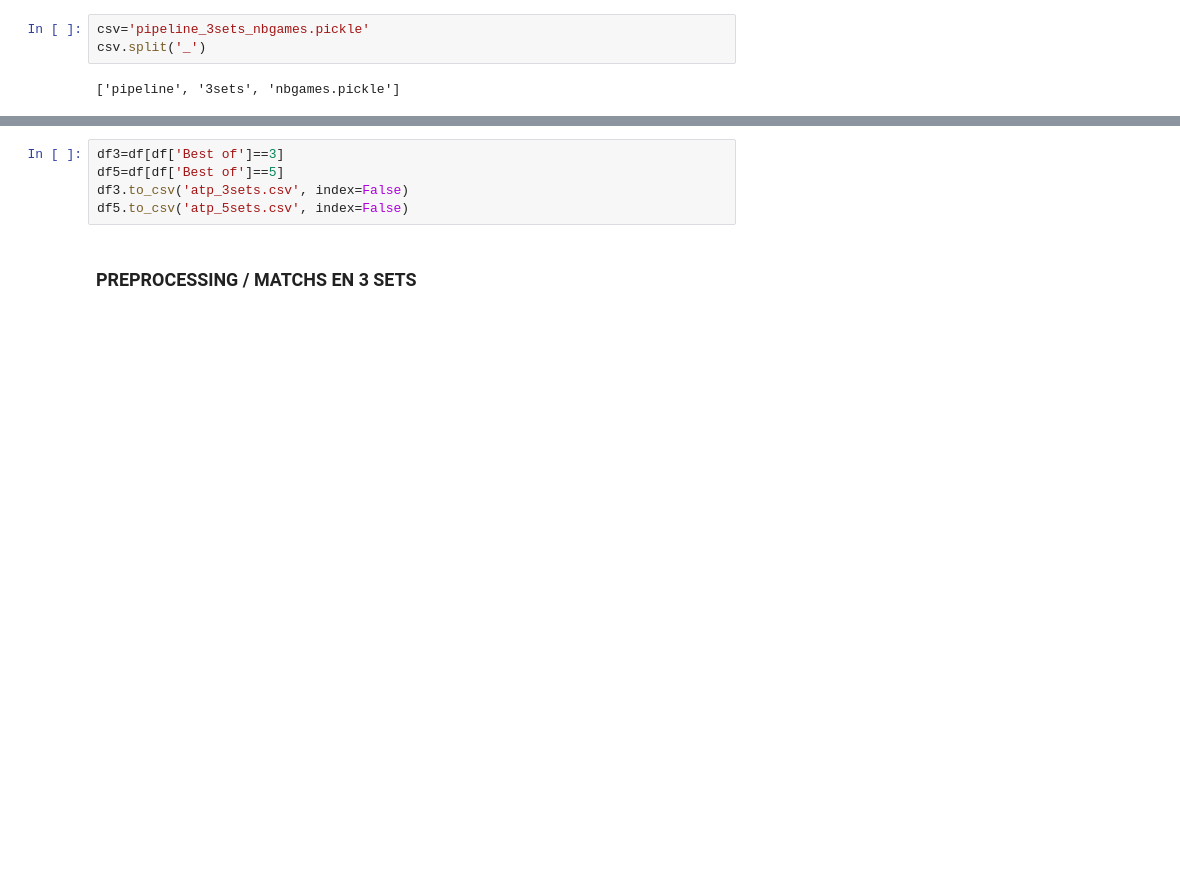
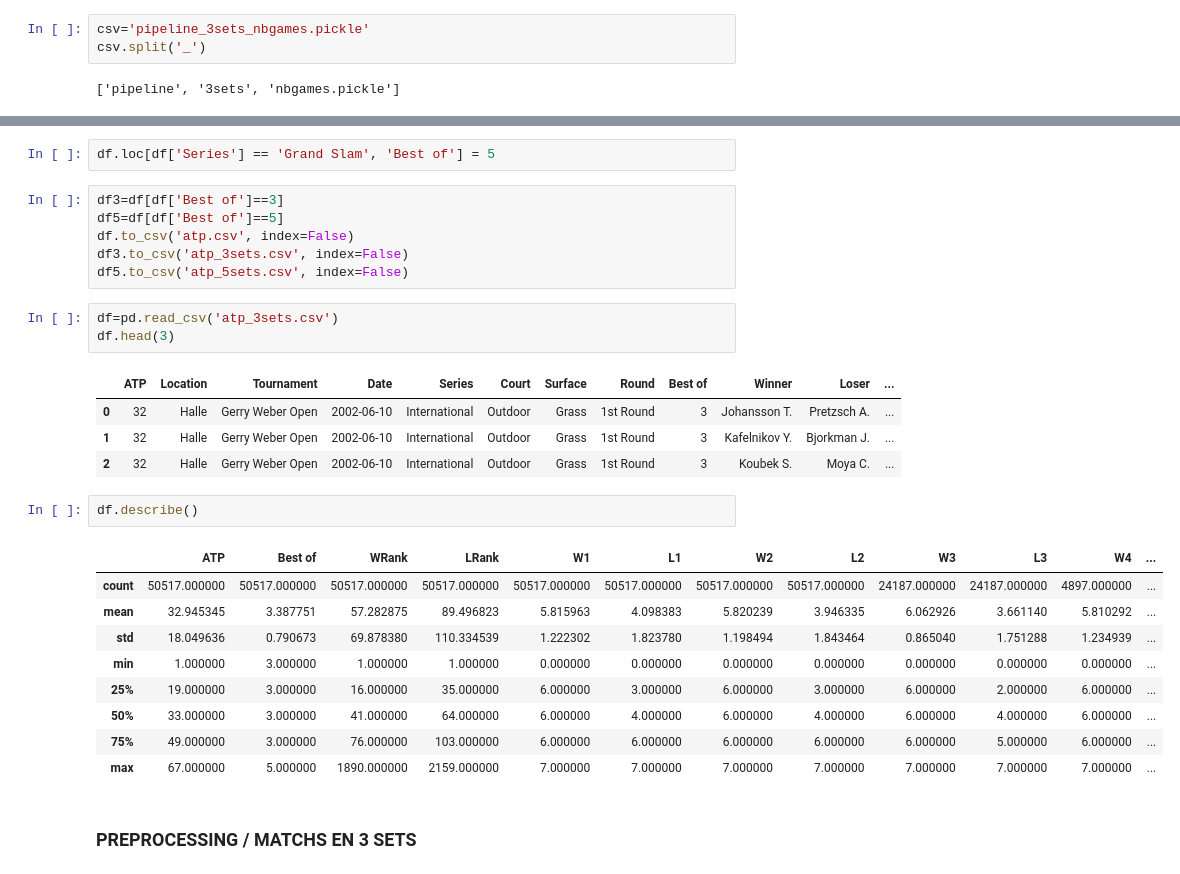
Before and after one commit to Marc-Abele/tennis-predictions, a Jupyter notebook: ml_3sets.ipynb, the cells around one changed output, grey strips where cells are left out. Cells and saved outputs as stored; diff of their text form; blank space fills up the shorter version.

```diff
--- a/ml_3sets.ipynb
+++ b/ml_3sets.ipynb
@@ -43,8 +59,31 @@ df.head(3)
+# %%
+df.loc[df['Series'] == 'Grand Slam', 'Best of'] = 5
 # %%
 df3=df[df['Best of']==3]
 df5=df[df['Best of']==5]
+df.to_csv('atp.csv', index=False)
 df3.to_csv('atp_3sets.csv', index=False)
 df5.to_csv('atp_5sets.csv', index=False)
+# %%
+df=pd.read_csv('atp_3sets.csv')
+df.head(3)
+# %% [output]
+|  | ATP | Location | Tournament | Date | Series | Court | Surface | Round | Best of | Winner | Loser | ... |
+| 0 | 32 | Halle | Gerry Weber Open | 2002-06-10 | International | Outdoor | Grass | 1st Round | 3 | Johansson T. | Pretzsch A. | ... |
+| 1 | 32 | Halle | Gerry Weber Open | 2002-06-10 | International | Outdoor | Grass | 1st Round | 3 | Kafelnikov Y. | Bjorkman J. | ... |
+| 2 | 32 | Halle | Gerry Weber Open | 2002-06-10 | International | Outdoor | Grass | 1st Round | 3 | Koubek S. | Moya C. | ... |
+# %%
+df.describe()
+# %% [output]
+|  | ATP | Best of | WRank | LRank | W1 | L1 | W2 | L2 | W3 | L3 | W4 | ... |
+| count | 50517.000000 | 50517.000000 | 50517.000000 | 50517.000000 | 50517.000000 | 50517.000000 | 50517.000000 | 50517.000000 | 24187.000000 | 24187.000000 | 4897.000000 | ... |
+| mean | 32.945345 | 3.387751 | 57.282875 | 89.496823 | 5.815963 | 4.098383 | 5.820239 | 3.946335 | 6.062926 | 3.661140 | 5.810292 | ... |
+| std | 18.049636 | 0.790673 | 69.878380 | 110.334539 | 1.222302 | 1.823780 | 1.198494 | 1.843464 | 0.865040 | 1.751288 | 1.234939 | ... |
+| min | 1.000000 | 3.000000 | 1.000000 | 1.000000 | 0.000000 | 0.000000 | 0.000000 | 0.000000 | 0.000000 | 0.000000 | 0.000000 | ... |
+| 25% | 19.000000 | 3.000000 | 16.000000 | 35.000000 | 6.000000 | 3.000000 | 6.000000 | 3.000000 | 6.000000 | 2.000000 | 6.000000 | ... |
+| 50% | 33.000000 | 3.000000 | 41.000000 | 64.000000 | 6.000000 | 4.000000 | 6.000000 | 4.000000 | 6.000000 | 4.000000 | 6.000000 | ... |
+| 75% | 49.000000 | 3.000000 | 76.000000 | 103.000000 | 6.000000 | 6.000000 | 6.000000 | 6.000000 | 6.000000 | 5.000000 | 6.000000 | ... |
+| max | 67.000000 | 5.000000 | 1890.000000 | 2159.000000 | 7.000000 | 7.000000 | 7.000000 | 7.000000 | 7.000000 | 7.000000 | 7.000000 | ... |
 # %% [markdown]
 ### PREPROCESSING / MATCHS EN 3 SETS
 # %%
```
Also changed, not shown: parts of 9 cells of this notebook, 3 other files.
